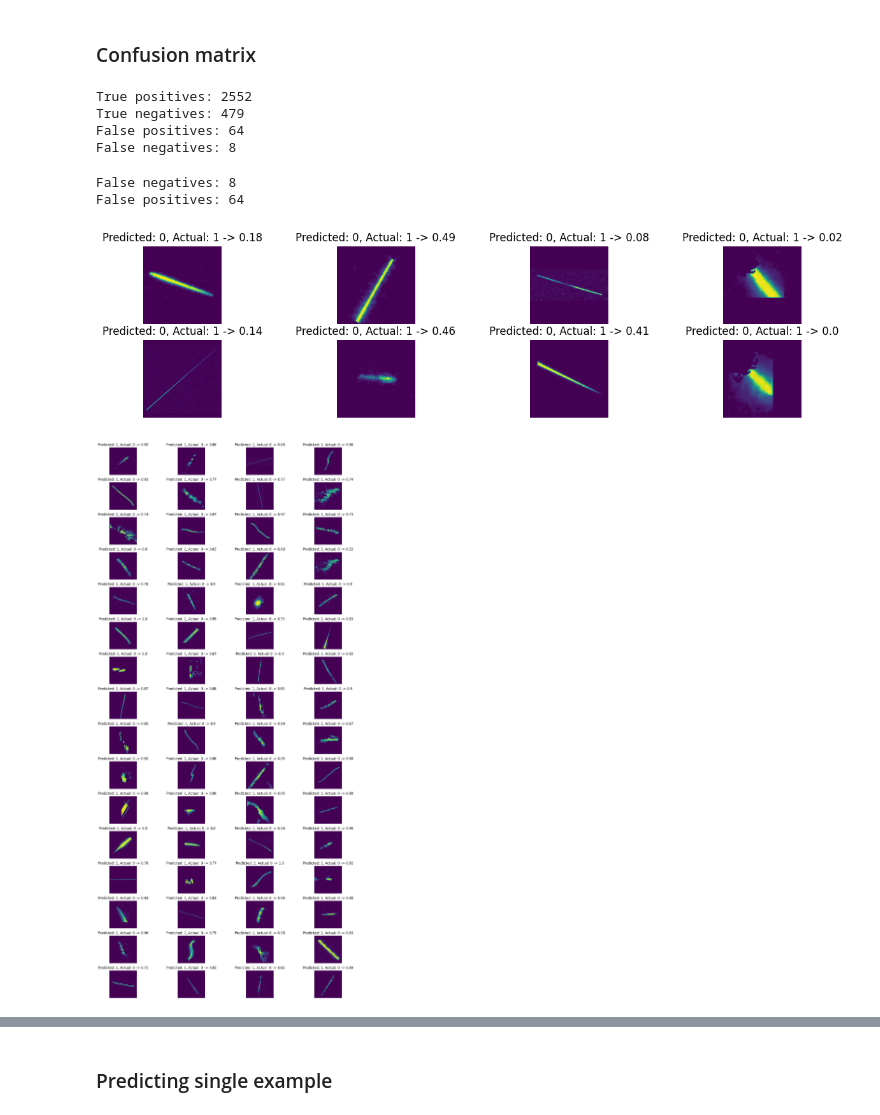
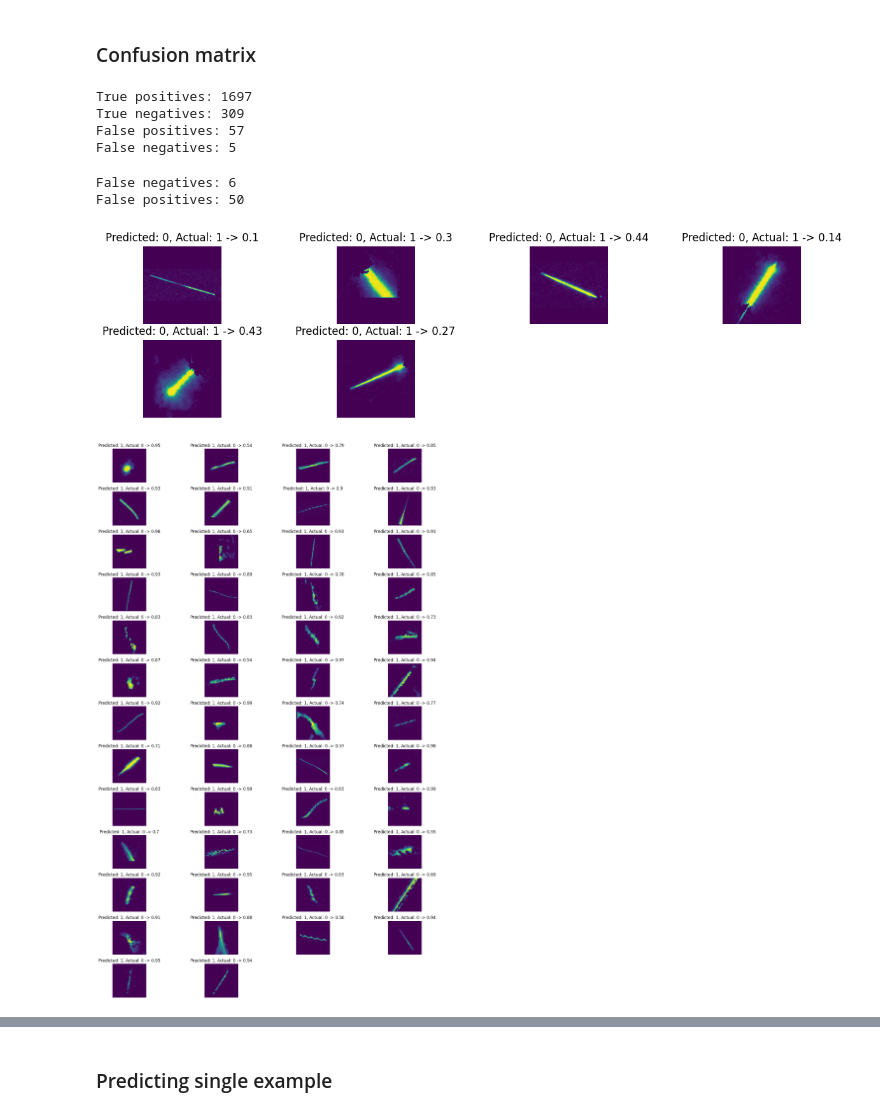
Before and after one commit to 9helix/GMNmeteorNet, a Jupyter notebook: MLmodel.ipynb, the cells around one changed output, grey strips where cells are left out. Cells and saved outputs as stored; diff of their text form; code cells hidden in the pictures.

```diff
--- a/MLmodel.ipynb
+++ b/MLmodel.ipynb
@@ -359,9 +375,5 @@ model = models.model_from_json(json_config)
 # %%
 EPOCHS = 20
-history = hypermodel.fit(best_hp,model,train_ds, epochs=EPOCHS, validation_data=val_ds)
-
-val_f1_per_epoch = history.history["val_f1"]
-best_epoch2 = val_f1_per_epoch.index(max(val_f1_per_epoch)) + 1
-print(f"Best val_f1 epoch: {best_epoch2}")
+history = model.fit(train_ds, epochs=EPOCHS, validation_data=val_ds)
 # %% [output]
 Epoch 1/20
@@ -389,4 +401,5 @@ with open(f"models/{model_name}_history.pkl", "wb") as f:
 # %% [markdown]
 ### Loading model
 # %%
-model = models.load_model("models/CNN_20240505_1.keras")
+model = models.load_model("models/CNN_20240618_1.keras")
+model.summary()
@@ -397,7 +428,7 @@ with open(f"models/{model_name}_history.pkl", "rb") as f:
 ### Model Evaluation
 # %%
 # Compile the model
-model.compile(optimizer='adam', loss='binary_crossentropy', metrics=['accuracy'])
+# model.compile(optimizer="adam", loss="binary_crossentropy", metrics=["accuracy"])
 
 # Evaluate the model on the validation dataset
 results = model.evaluate(val_ds)
@@ -452,7 +494,7 @@ Y_pred = hypermodel.predict(model,val_ds)
 # %% [markdown]
 ### Confusion matrix
 # %%
-#print(Y_pred)
+Y_pred = model.predict(val_ds, verbose=0)
 Y_pred_labels = np.squeeze(np.round(Y_pred))
 
 Y_true = np.squeeze(np.concatenate([y for x, y in val_ds], axis=0))
@@ -465,18 +507,21 @@ print("False negatives:", confusion_mtx[1][0])
 false_negatives = confusion_mtx[1][0]
 false_positives = confusion_mtx[0][1]
 # %% [output]
-True positives: 2552
-True negatives: 479
-False positives: 64
-False negatives: 8
+True positives: 1697
+True negatives: 309
+False positives: 57
+False negatives: 5
 # %%
-
 columns_num = 4
 fig, axes = plt.subplots(
-    math.ceil(false_negatives / columns_num), columns_num, figsize=(15, 7*math.ceil(false_negatives / columns_num)/4)
+    math.ceil(false_negatives / columns_num),
+    columns_num,
+    figsize=(15, 7 * math.ceil(false_negatives / columns_num) / 4),
 )
 fig2, axes2 = plt.subplots(
-    math.ceil(false_positives / columns_num), columns_num, figsize=(15, 7*math.ceil(false_positives / columns_num)/4)
+    math.ceil(false_positives / columns_num),
+    columns_num,
+    figsize=(15, 7 * math.ceil(false_positives / columns_num) / 4),
 )
 for ax in axes.flatten():
     ax.axis("off")
@@ -491,45 +536,45 @@ for i, (img, true_label) in enumerate(val_ds.unbatch()):
 
         img2 = img[np.newaxis, ...]
         # print(img2.shape)
-        prediction = hypermodel.predict(model,img2, verbose=0)
+        prediction = model.predict(img2, verbose=0)
         row = counter // columns_num
         col = counter % columns_num
         counter += 1
         prediction_confidence = str(round(prediction[0][0], 2))
 
         if math.ceil(false_negatives / columns_num) > 1:
             axes[row, col].imshow(img)
             axes[row, col].set_title(
                 f"Predicted: {int(Y_pred_labels[i])}, Actual: {int(true_label)} -> {prediction_confidence}"
             )
         else:
             axes[col].imshow(img)
             axes[col].set_title(
                 f"Predicted: {int(Y_pred_labels[i])}, Actual: {int(true_label)} -> {prediction_confidence}"
             )
 
     elif Y_pred_labels[i] == 1 and true_label == 0:
 
         img2 = img[np.newaxis, ...]
         # print(img2.shape)
-        prediction = hypermodel.predict(model,img2, verbose=0)
+        prediction = model.predict(img2, verbose=0)
         row = counter2 // columns_num
         col = counter2 % columns_num
         counter2 += 1
         axes2[row, col].imshow(img)
         prediction_confidence = str(round(prediction[0][0], 2))
         axes2[row, col].set_title(
             f"Predicted: {int(Y_pred_labels[i])}, Actual: {int(true_label)} -> {prediction_confidence}"
         )
 print("False negatives:", counter)
 print("False positives:", counter2)
 plt.tight_layout()
 plt.show()
 # %% [output]
-False negatives: 8
-False positives: 64
+False negatives: 6
+False positives: 50
-[figure, old version]
+[figure, new version]
-[figure, old version]
+[figure, new version]
 # %%
 plt.hist(Y_pred, bins=20)
 
```
Also changed, not shown: parts of 30 cells of this notebook, 14 other files.
